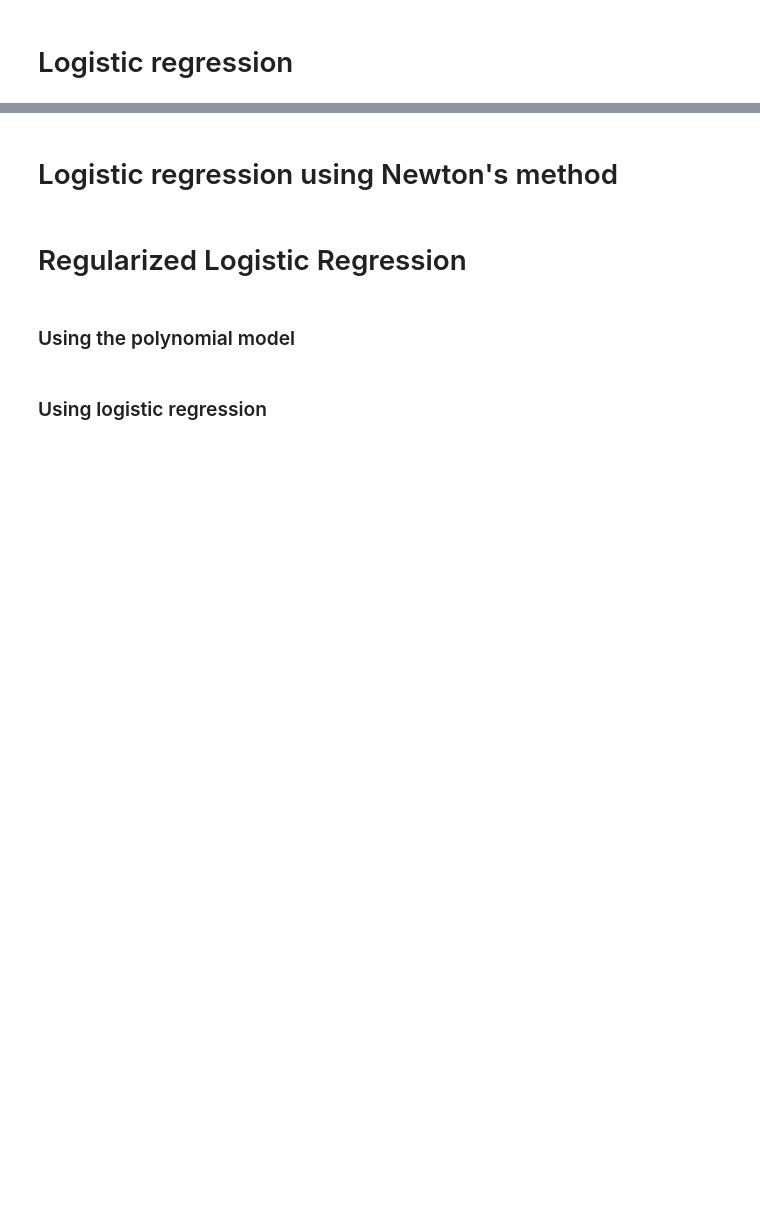
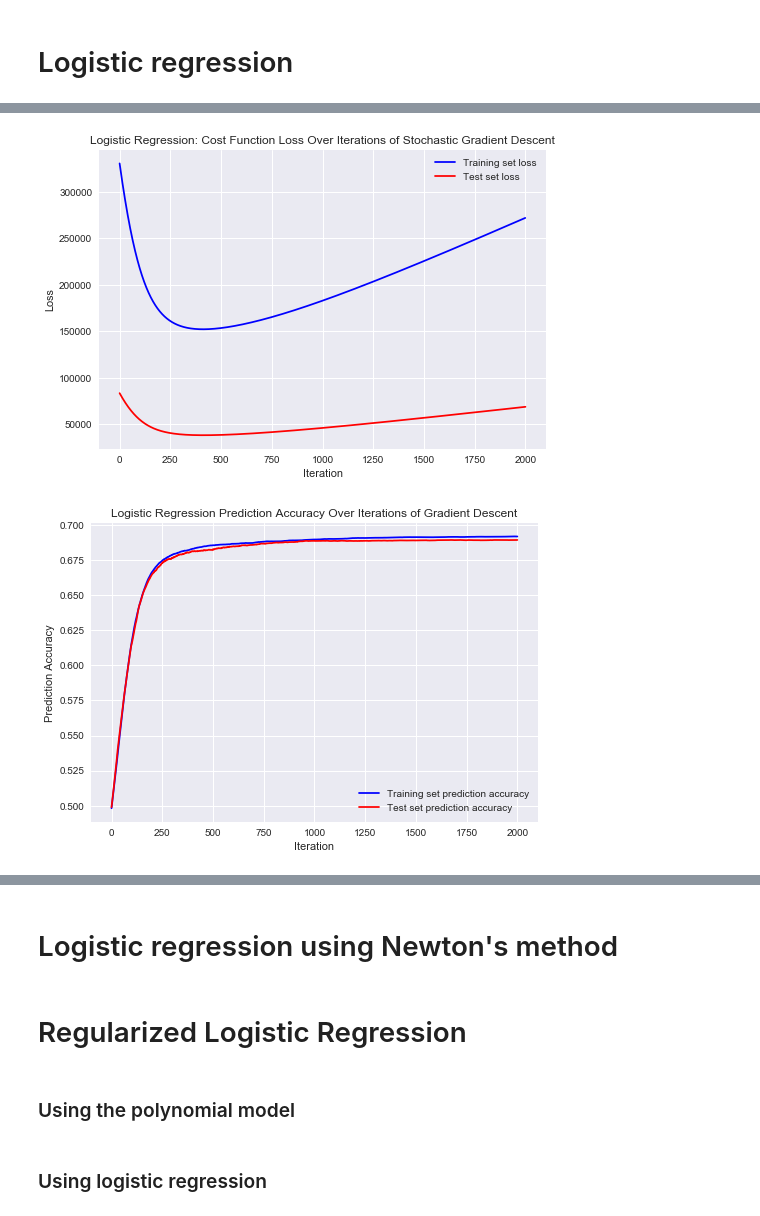
Before and after one commit to hhschede/machine_learning, a Jupyter notebook: project_1/main.ipynb, the cells around one changed output, grey strips where cells are left out. Saved outputs shown, nothing was run; the diff lists cells and outputs as text; code cells hidden in the pictures; blank space fills up the shorter version.

Commit message:
Changed process data and Logistic regression
Process data changed
- number of temporary variables
- method to delete columns or rows

Logistic regression:
- changed a lot of things!!!!

```diff
--- a/project_1/main.ipynb
+++ b/project_1/main.ipynb
@@ -38,8 +38,15 @@ ids_raw_portion = ids_raw[:10000]"""
 Data filtering and standardization
 ===
 # %%
-data_, data_t_, labels = process_data(data_raw, t_data_raw, labels_raw, ids_raw)
+data_, data_t_, labels = process_data(data_raw, t_data_raw, labels_raw, ids_raw,sample_filtering = False, feature_filtering = False, replace = 'zero')
 data, means, variance = standardize(data_)
 # need to standardize test using moments calculated from training
 data_t = standardize_test(data_t_, means, variance)
+
+# perform PCA
+
+eigVal, eigVec, sumEigVal = PCA(data, threshold = 0.7)
+data = data.dot(eigVec)
+data_t = data_t.dot(eigVec)
+print("we have reduce the number of feature with PCA to {0}".format(eigVec.shape[1]))
 # %% [output]
@@ -224,7 +292,7 @@ plt.show()
 # %%
 initial_w = np.random.rand(X_train.shape[1])
-losses, ws = logistic_regression(y_train, X_train, initial_w, method = 'gd', max_iters = 6000) # fit model, retrieve parameters ws
-test_losses = list(map(lambda x: compute_loss(y_test, X_test, x, method = 'MSE'), ws)) # retrieve losses using test set with ws
+losses, ws = logistic_regression(y_train, X_train, initial_w, method = 'gd', max_iters = 2000) # fit model, retrieve parameters ws
+test_losses = list(map(lambda x: compute_loss(y_test, X_test, x, lam = 0, method = "logistic"), ws)) # retrieve losses using test set with ws
 
 plt.style.use('seaborn')
 plt.plot(losses, label='Training set loss', c='blue')
@@ -250,3 +318,4 @@ plt.xlabel('Iteration')
 plt.ylabel('Prediction Accuracy')
 plt.title('Logistic Regression Prediction Accuracy Over Iterations of Gradient Descent')
 plt.show()
+# %% [output]
@@ -252,0 +326,2 @@ plt.show()
+[figure, added]
+[figure, added]
```
Also changed, not shown: parts of 14 cells of this notebook, 4 other files.
